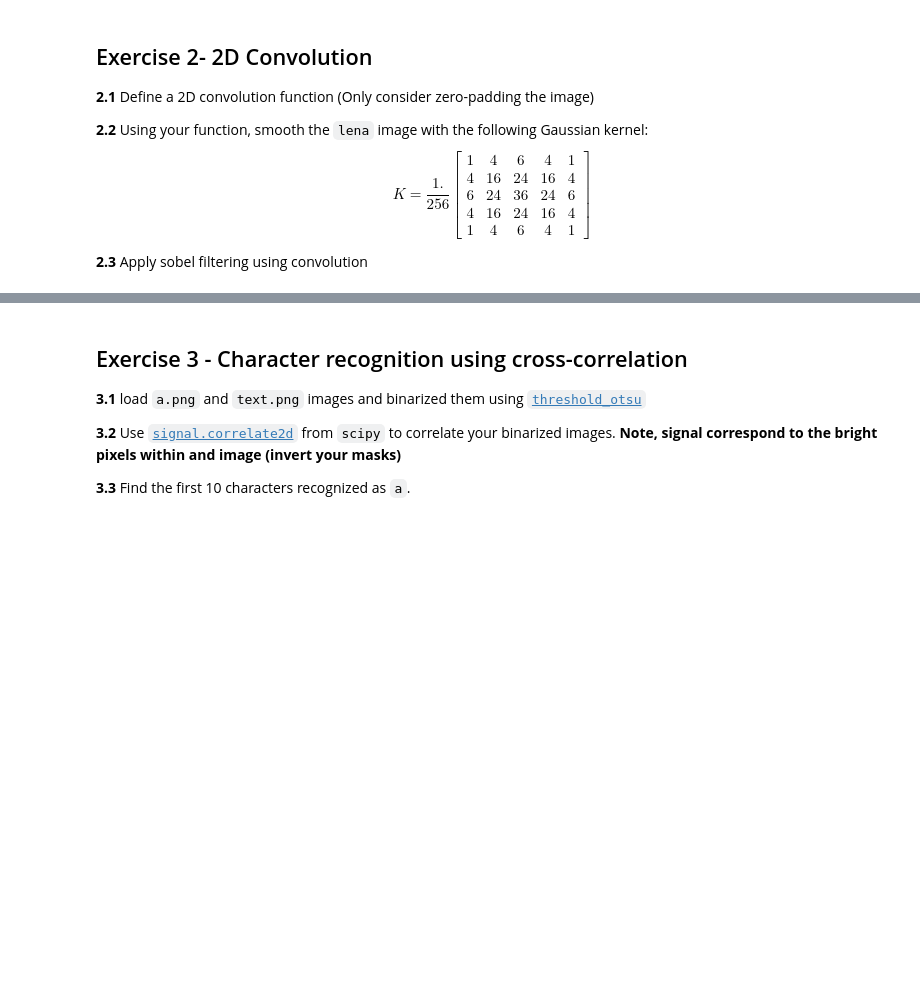
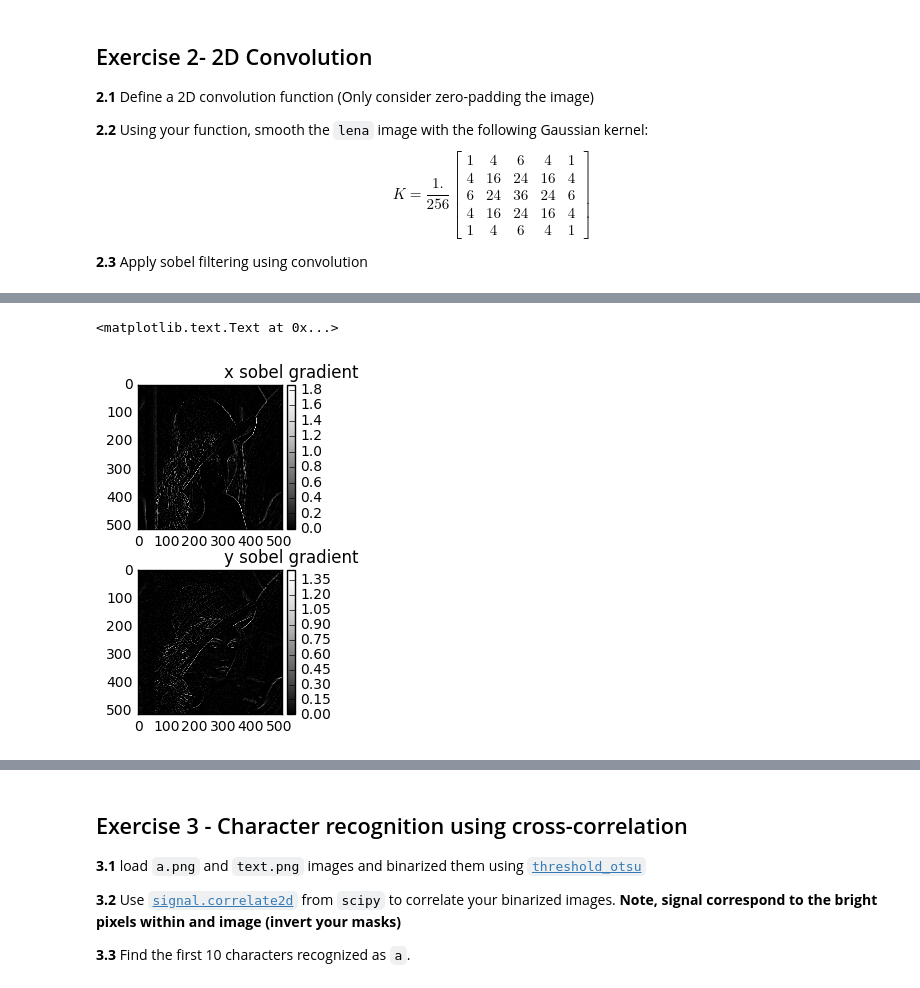
Before and after one commit to savinienb/DSP-TP-1617, a Jupyter notebook: Lab3/python/Lab3.ipynb, the cells around one changed output, grey strips where cells are left out. Cells and saved outputs as stored; diff of their text form; code cells hidden in the pictures; blank space fills up the shorter version.

```diff
--- a/Lab3/python/Lab3.ipynb
+++ b/Lab3/python/Lab3.ipynb
@@ -130,0 +168,37 @@ io.imshow(result,cmap='Greys_r')
+# %%
+import math
+
+kern_sobelx=[[-1,0,1],[-2,0,2],[-1,0,1]] #define the x sobel kernel
+kern_sobely=[[-1,-2,-1],[0,0,0],[1,2,1]] #define the y sobel kernel
+
+
+lena_sobelx=conv_2d(lena_im,kern_sobelx)
+lena_sobely=conv_2d(lena_im,kern_sobely)
+
+height,width=lena_sobelx.shape[:] #get the dimension of the image
+
+lena_sobel=np.zeros((height,width)) #create the output array
+
+
+for h in range(0,height):
+    for w in range (0,width):
+
+        lena_sobel[h][w]=math.sqrt(lena_sobelx[h][w]*lena_sobelx[h][w]+lena_sobely[h][w]*lena_sobely[h][w])#calcule the magnitude of the sobels gradients
+
+        if (lena_sobel[h][w]>255): #keep the value in the intensity range
+                result[h][w]=255
+        elif (lena_sobel[h][w]<0): #keep the value in the intensity range
+                result[h][w]=0
+
+
+plt.figure
+plt.subplot(2,1,1)
+io.imshow(lena_sobelx,cmap='Greys_r')
+plt.title('x sobel gradient')
+
+plt.subplot(2,1,2)
+io.imshow(lena_sobely,cmap='Greys_r')
+plt.title('y sobel gradient')
+# %% [output]
+<matplotlib.text.Text at 0x...>
+[figure, added]
```
Also changed, not shown: parts of 9 cells of this notebook.
